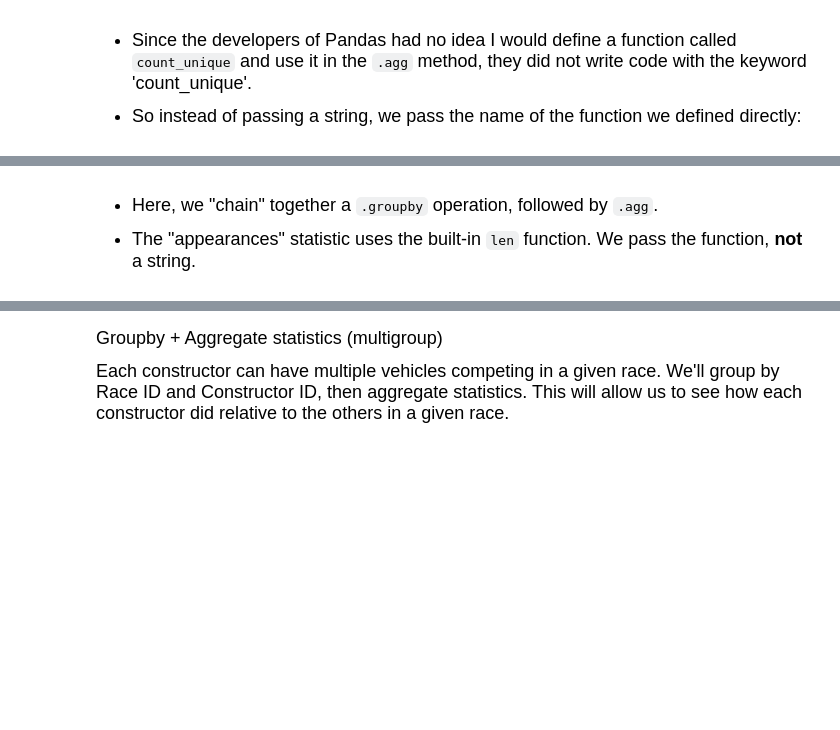
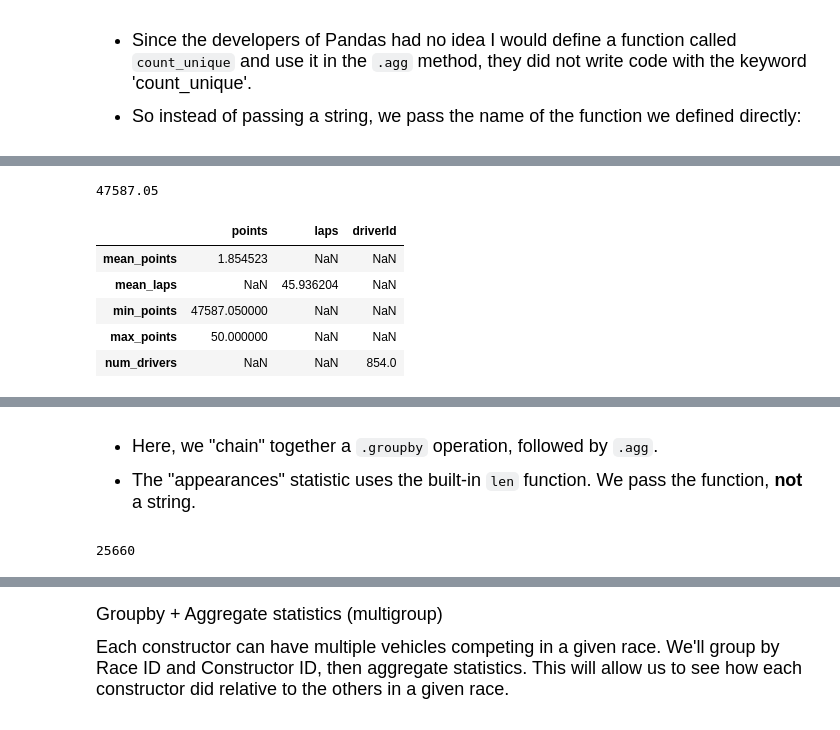
Before and after one commit to sentz2/datasci185fall2026, a Jupyter notebook: Lecture_19_grouping_aggregating/Lecture19.ipynb, the cells around one changed output, grey strips where cells are left out. Drawn from its saved outputs; the diff is of its cells as text; code cells hidden in the pictures; blank space fills up the shorter version.

```diff
--- a/Lecture_19_grouping_aggregating/Lecture19.ipynb
+++ b/Lecture_19_grouping_aggregating/Lecture19.ipynb
@@ -271,7 +572,8 @@ print("Maximum points:", results_agg.loc["max_points"])
 - So to count the # of unique driver Id's, we can write a function that takes in a DataFrame column (a Pandas Series) and returns the number of unique values
 # %%
 def count_unique(col):
-    return len(col.unique())
+    # return len(col.unique())
+    return col.nunique()
 
 # try the function out
 print(count_unique(df_results["driverId"]))
@@ -284,11 +605,23 @@ print(count_unique(df_results["driverId"]))
+# %%
+sum(df_results["points"])
+# %% [output]
+47587.05
 # %%
+import math
 results_agg = df_results.agg(mean_points = ('points','mean'),
                           mean_laps =   ('laps','mean'),
-                          min_points =  ('points','min'),
+                          min_points =  ('points',sum),
                           max_points =  ('points','max'),
                           num_drivers = ('driverId', count_unique))
 
 display(results_agg)
+# %% [output]
+|  | points | laps | driverId |
+| mean_points | 1.854523 | NaN | NaN |
+| mean_laps | NaN | 45.936204 | NaN |
+| min_points | 47587.050000 | NaN | NaN |
+| max_points | 50.000000 | NaN | NaN |
+| num_drivers | NaN | NaN | 854.0 |
 # %% [markdown]
 # <span style="color:red"> III. Grouping + Aggregating </span>
 
@@ -307,6 +640,10 @@ display(results_agg)
 - Here, we "chain" together a `.groupby` operation, followed by `.agg`.
 
 - The "appearances" statistic uses the built-in `len` function. We pass the function, **not** a string.
+# %%
+len(df_results["driverId"])
+# %% [output]
+25660
 # %%
 drivers_agg = (df_results.groupby("driverId")
                       .agg(mean_points = ('points','mean'),
```
Also changed, not shown: parts of 49 cells of this notebook.
